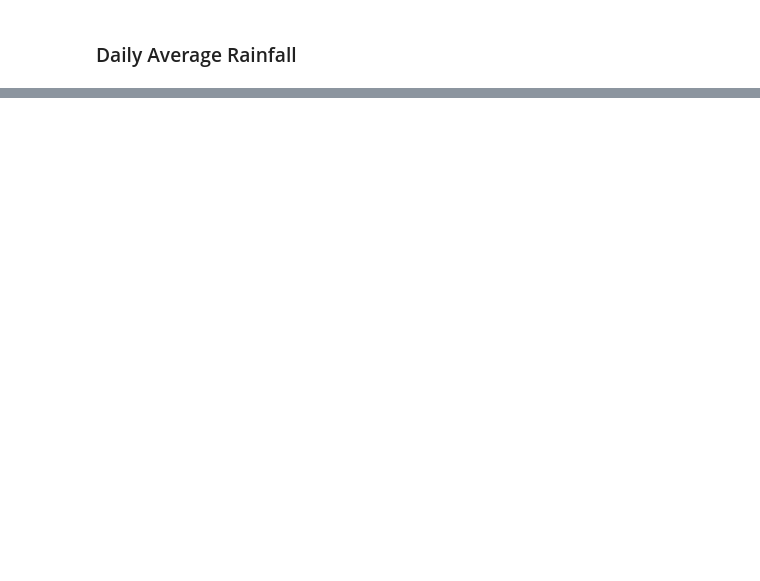
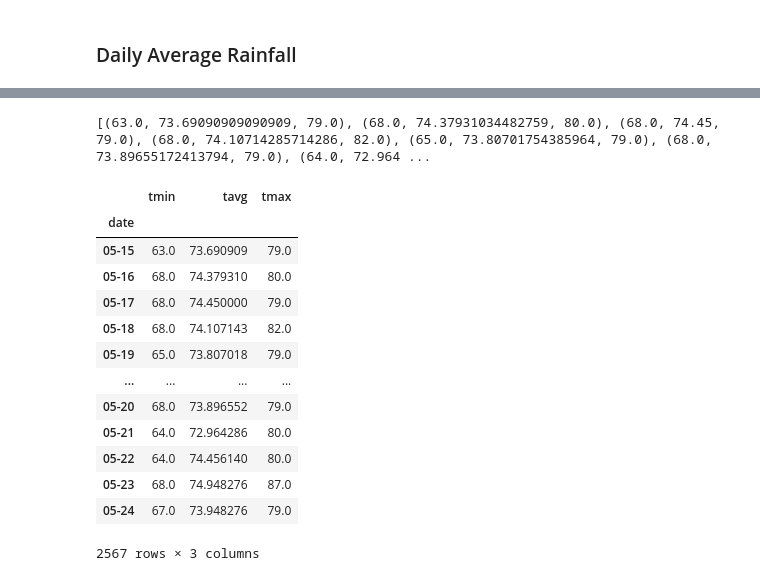
Before and after one commit to paulywog13/sqlalchemy-challenge, a Jupyter notebook: climate_starter.ipynb, the cells around one changed output, grey strips where cells are left out. Drawn from its saved outputs; the diff is of its cells as text; code cells hidden in the pictures; blank space fills up the shorter version.

```diff
--- a/climate_starter.ipynb
+++ b/climate_starter.ipynb
@@ -334,15 +352,46 @@ daily_normals("01-01")
 # %%
 # calculate the daily normals for your trip
 # push each tuple of calculations into a list called `normals`
-
+normals_list = []
 # Set the start and end date of the trip
-
+trip_start = '2011-05-15'
+trip_end = '2018-05-24'
+last_year_start = (dt.strptime(trip_start, "%Y-%m-%d"))
+last_end_date = (dt.strptime(trip_end, "%Y-%m-%d"))
 # Use the start and end date to create a range of dates
-
+date_range = last_end_date - last_year_start
 # Stip off the year and save a list of %m-%d strings
+month_day = []
 
 # Loop through the list of %m-%d strings and calculate the normals for each date
+for date in range(date_range.days +1):
+    dates = last_year_start + timedelta(days = date)
+    month_day.append(dt.strftime(dates, "%m-%d"))
+for date in month_day:
+    normals_list.append(daily_normals(date)[0])
+print(normals_list)
+# %% [output]
+[(63.0, 73.69090909090909, 79.0), (68.0, 74.37931034482759, 80.0), (68.0, 74.45, 79.0), (68.0, 74.10714285714286, 82.0), (65.0, 73.80701754385964, 79.0), (68.0, 73.89655172413794, 79.0), (64.0, 72.964 ...
 # %%
 # Load the previous query results into a Pandas DataFrame and add the `trip_dates` range as the `date` index
+normals_df = pd.DataFrame(normals_list, columns=["tmin", "tavg", "tmax"])
+normals_df["date"] = month_day
+normals_df.set_index("date", inplace = True)
+normals_df
+# %% [output]
+|  | tmin | tavg | tmax |
+| date |  |  |  |
+| 05-15 | 63.0 | 73.690909 | 79.0 |
+| 05-16 | 68.0 | 74.379310 | 80.0 |
+| 05-17 | 68.0 | 74.450000 | 79.0 |
+| 05-18 | 68.0 | 74.107143 | 82.0 |
+| 05-19 | 65.0 | 73.807018 | 79.0 |
+| ... | ... | ... | ... |
+| 05-20 | 68.0 | 73.896552 | 79.0 |
+| 05-21 | 64.0 | 72.964286 | 80.0 |
+| 05-22 | 64.0 | 74.456140 | 80.0 |
+| 05-23 | 68.0 | 74.948276 | 87.0 |
+| 05-24 | 67.0 | 73.948276 | 79.0 |
+2567 rows × 3 columns
 # %%
 # Plot the daily normals as an area plot with `stacked=False`
```
Also changed, not shown: parts of 8 cells of this notebook.
